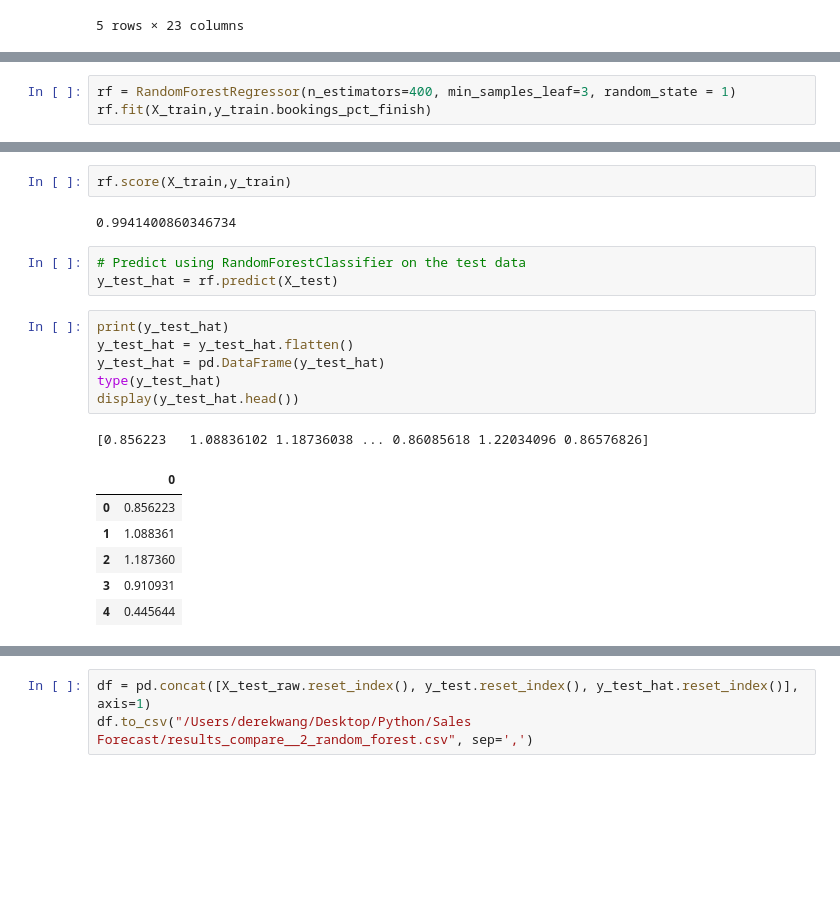
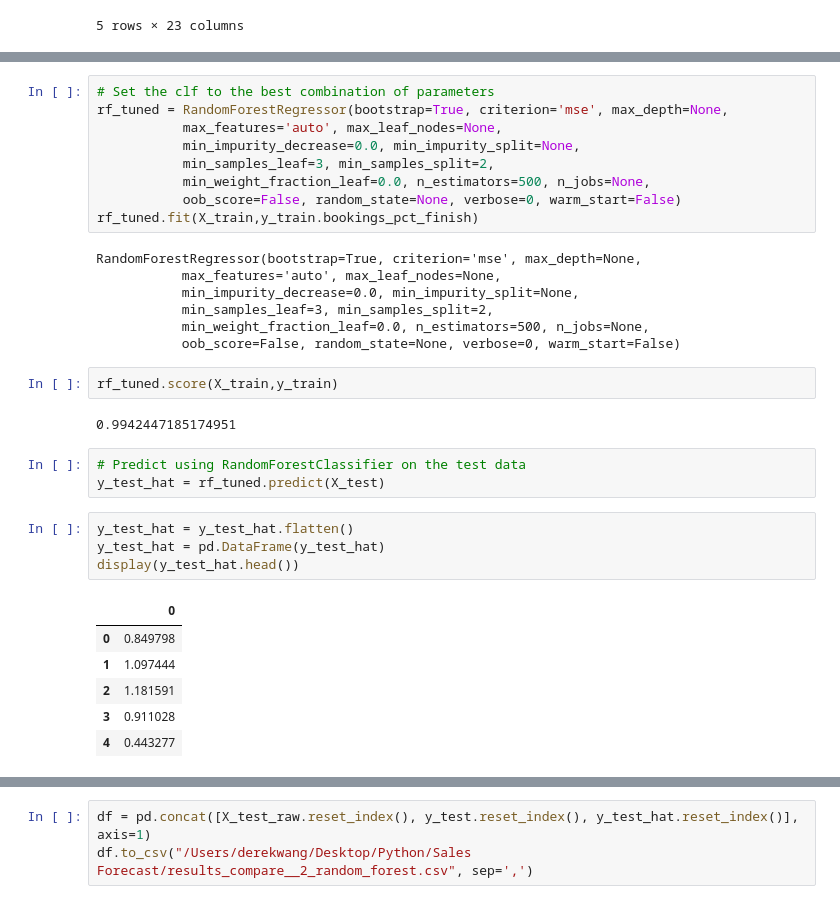
Before and after one commit to d88w/ml_sales_forecast, a Jupyter notebook: 2_sales_fcst_random_forest.ipynb, the cells around one changed output, grey strips where cells are left out. Cells and saved outputs as stored; diff of their text form; blank space fills up the shorter version.

```diff
--- a/2_sales_fcst_random_forest.ipynb
+++ b/2_sales_fcst_random_forest.ipynb
@@ -165,3 +194,0 @@ Index(['qtr_pct', 's12345_bk_qtd_quota_ratio', 's2345_bk_qtd_quota_ratio',
-# %%
-rf = RandomForestRegressor(n_estimators=400, min_samples_leaf=3, random_state = 1)
-rf.fit(X_train,y_train.bookings_pct_finish)
@@ -222,24 +206,37 @@ https://scikit-learn.org/stable/modules/generated/sklearn.ensemble.RandomForestR
+# %%
+# Set the clf to the best combination of parameters
+rf_tuned = RandomForestRegressor(bootstrap=True, criterion='mse', max_depth=None,
+           max_features='auto', max_leaf_nodes=None,
+           min_impurity_decrease=0.0, min_impurity_split=None,
+           min_samples_leaf=3, min_samples_split=2,
+           min_weight_fraction_leaf=0.0, n_estimators=500, n_jobs=None,
+           oob_score=False, random_state=None, verbose=0, warm_start=False)
+rf_tuned.fit(X_train,y_train.bookings_pct_finish)
+# %% [output]
+RandomForestRegressor(bootstrap=True, criterion='mse', max_depth=None,
+           max_features='auto', max_leaf_nodes=None,
+           min_impurity_decrease=0.0, min_impurity_split=None,
+           min_samples_leaf=3, min_samples_split=2,
+           min_weight_fraction_leaf=0.0, n_estimators=500, n_jobs=None,
+           oob_score=False, random_state=None, verbose=0, warm_start=False)
 # %%
-rf.score(X_train,y_train)
+rf_tuned.score(X_train,y_train)
 # %% [output]
-0.9941400860346734
+0.9942447185174951
 # %%
 # Predict using RandomForestClassifier on the test data
-y_test_hat = rf.predict(X_test)
+y_test_hat = rf_tuned.predict(X_test)
 # %%
-print(y_test_hat)
 y_test_hat = y_test_hat.flatten()
 y_test_hat = pd.DataFrame(y_test_hat)
-type(y_test_hat)
 display(y_test_hat.head())
 # %% [output]
-[0.856223   1.08836102 1.18736038 ... 0.86085618 1.22034096 0.86576826]
 |  | 0 |
-| 0 | 0.856223 |
-| 1 | 1.088361 |
-| 2 | 1.187360 |
-| 3 | 0.910931 |
-| 4 | 0.445644 |
+| 0 | 0.849798 |
+| 1 | 1.097444 |
+| 2 | 1.181591 |
+| 3 | 0.911028 |
+| 4 | 0.443277 |
 # %%
 from sklearn.metrics import r2_score
 
```
Also changed, not shown: parts of 7 cells of this notebook.
